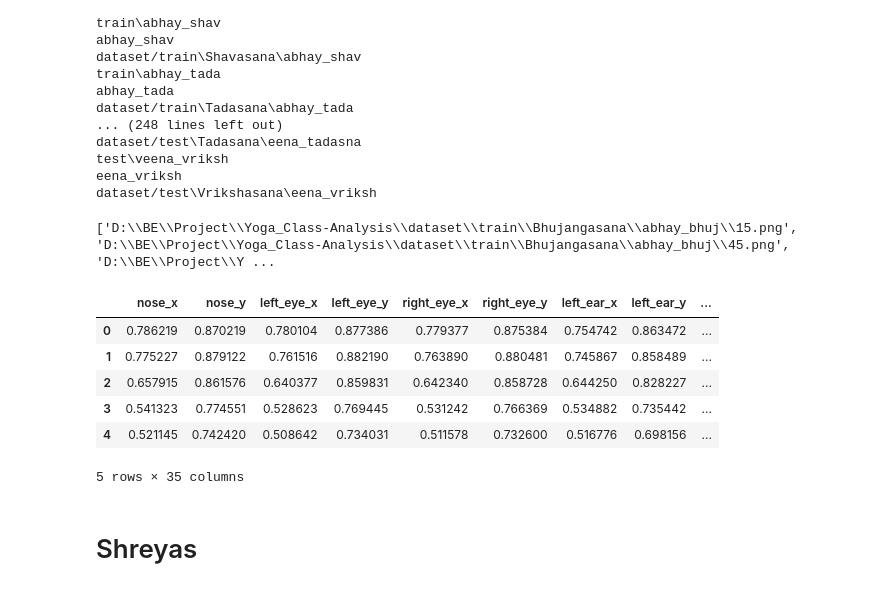
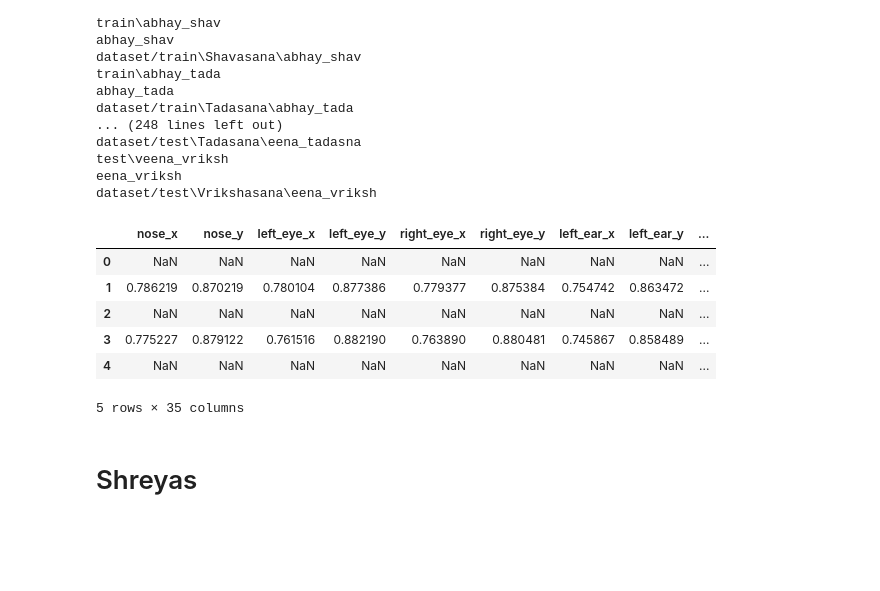
Before and after one commit to radhamujumdar/Yoga_Class-Analysis, a Jupyter notebook: Frames_folder.ipynb, the cells around one changed output. Cells and saved outputs as stored; diff of their text form; code cells hidden in the pictures; blank space fills up the shorter version.

```diff
--- a/Frames_folder.ipynb
+++ b/Frames_folder.ipynb
@@ -220,24 +220,27 @@ def image_to_movenet(path,keypts_labels):
 # %%
 import os
 import time
+from collections import defaultdict
 
 path_lst=[]
 keypts_labels_train=[]
 keypts_labels_test=[]
 
+path_lst = []
 
 class_list=os.listdir('dataset/train')
 for name in class_list:
     for image in os.listdir(f"dataset/train/{name}"):
         for item in os.listdir(f"dataset/train/{name}/{image}"):
-             path_lst.append(os.path.abspath(f"dataset/train/{name}/{image}/{item}"))
+            path_lst.append(os.path.abspath(f"dataset/train/{name}/{image}/{item}"))
 
-
+        #path_lst_per.append(path_lst)
+        #image_path_dictionary[name] = path_list
 
 path_lst = sorted(path_lst,key=os.path.getmtime)
+
 for path in path_lst:
-#     print(path)
-    image_to_movenet(path,keypts_labels_train)
+    image_to_movenet(path)
 
 # class_list=os.listdir('dataset/test')
 # for name in class_list:
@@ -250,21 +253,19 @@ for path in path_lst:
 # path_lst = sorted(path_lst,key=os.path.getmtime)
 # for path in path_lst:
 #     image_to_movenet(path,keypts_labels_test)
-# %% [output]
-['D:\\BE\\Project\\Yoga_Class-Analysis\\dataset\\train\\Bhujangasana\\abhay_bhuj\\15.png', 'D:\\BE\\Project\\Yoga_Class-Analysis\\dataset\\train\\Bhujangasana\\abhay_bhuj\\45.png', 'D:\\BE\\Project\\Y ...
 # %%
 # Change the csv to have nose, left_eye, right_eye,... as its columns which match the output of movenet
 # nose: (x,y)
 
-keypts_data=pd.read_csv("testfile.csv")
+keypts_data=pd.read_csv(".csv")
 keypts_data.head()
 # %% [output]
 |  | nose_x | nose_y | left_eye_x | left_eye_y | right_eye_x | right_eye_y | left_ear_x | left_ear_y | ... |
-| 0 | 0.786219 | 0.870219 | 0.780104 | 0.877386 | 0.779377 | 0.875384 | 0.754742 | 0.863472 | ... |
-| 1 | 0.775227 | 0.879122 | 0.761516 | 0.882190 | 0.763890 | 0.880481 | 0.745867 | 0.858489 | ... |
-| 2 | 0.657915 | 0.861576 | 0.640377 | 0.859831 | 0.642340 | 0.858728 | 0.644250 | 0.828227 | ... |
-| 3 | 0.541323 | 0.774551 | 0.528623 | 0.769445 | 0.531242 | 0.766369 | 0.534882 | 0.735442 | ... |
-| 4 | 0.521145 | 0.742420 | 0.508642 | 0.734031 | 0.511578 | 0.732600 | 0.516776 | 0.698156 | ... |
+| 0 | NaN | NaN | NaN | NaN | NaN | NaN | NaN | NaN | ... |
+| 1 | 0.786219 | 0.870219 | 0.780104 | 0.877386 | 0.779377 | 0.875384 | 0.754742 | 0.863472 | ... |
+| 2 | NaN | NaN | NaN | NaN | NaN | NaN | NaN | NaN | ... |
+| 3 | 0.775227 | 0.879122 | 0.761516 | 0.882190 | 0.763890 | 0.880481 | 0.745867 | 0.858489 | ... |
+| 4 | NaN | NaN | NaN | NaN | NaN | NaN | NaN | NaN | ... |
 5 rows × 35 columns
 # %% [markdown]
 # Shreyas
```
Also changed, not shown: parts of 18 cells of this notebook, 8 other files.
